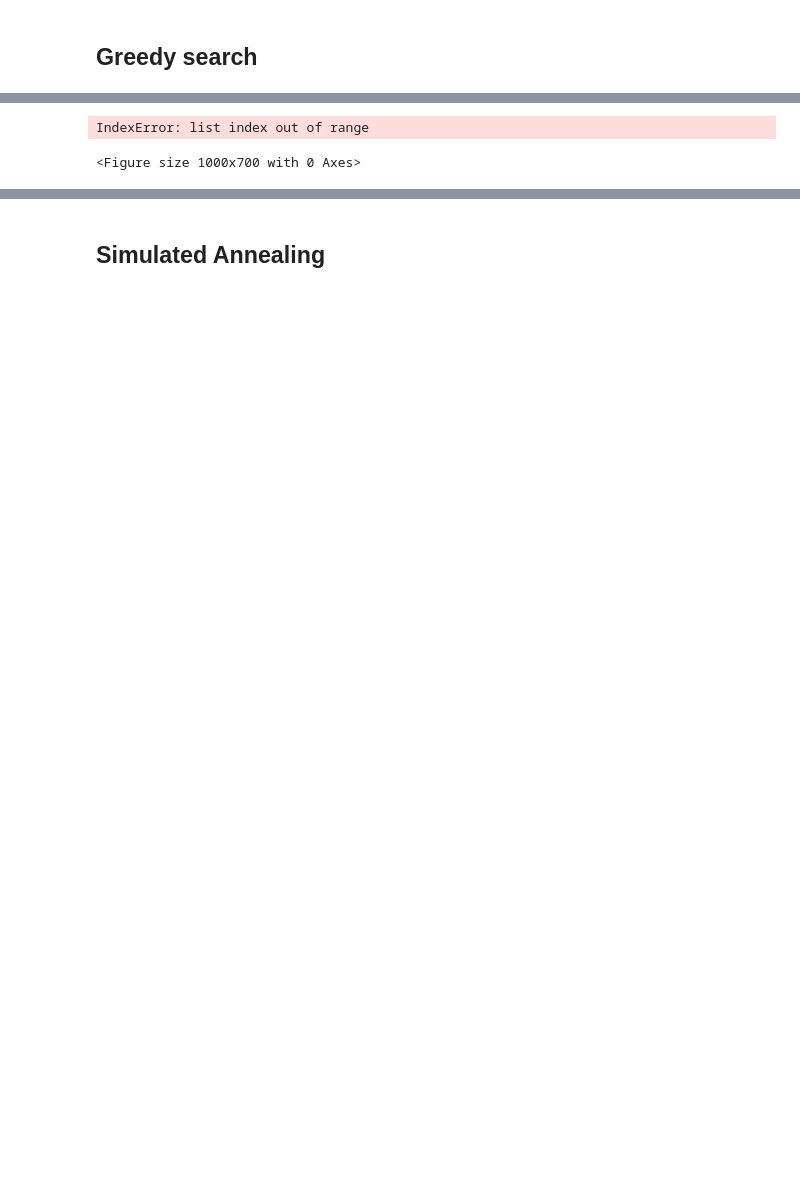
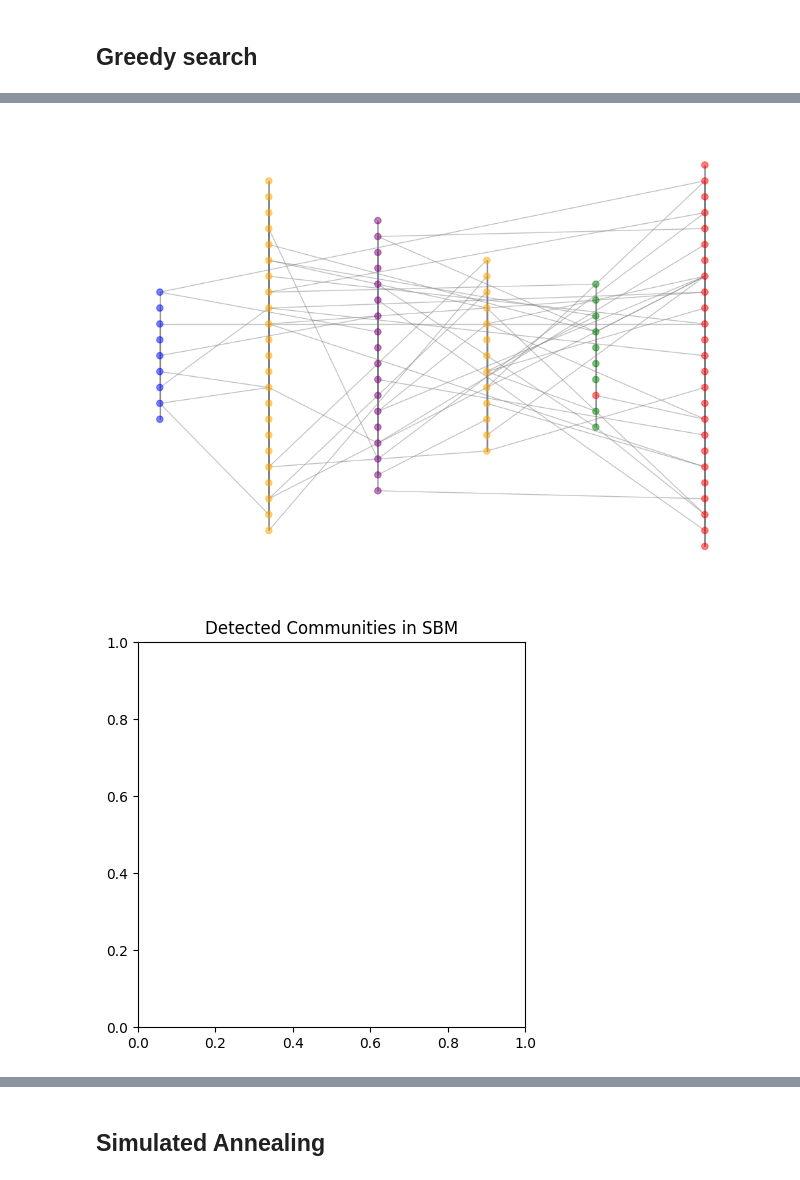
Before and after one commit to bevittoria/InfoTheory, a Jupyter notebook: greedy_search.ipynb, the cells around one changed output, grey strips where cells are left out. Saved outputs shown, nothing was run; the diff lists cells and outputs as text; code cells hidden in the pictures; blank space fills up the shorter version.

```diff
--- a/greedy_search.ipynb
+++ b/greedy_search.ipynb
@@ -220,0 +207,13 @@ def plot_communities_sbm(graph, partition):
+# %%
+def compute_modularity(graph, partition):
+    m2 = len(graph.edges)
+    a_term = defaultdict(float)
+    #e_term = defaultdict(float)
+
+    for node,module in partition.items():
+        a_term[module] += (graph.degree(node)/m2)
+        #e_term[module] = len(list(edge_boundary(graph,module,module)))/m2
+
+    #Q = sum((e_term[module] - a_term[module]**2) for module in partition.keys())
+    Q = 0
+    return Q, a_term
@@ -325,3 +429,15 @@ G = nx.stochastic_block_model(community_sizes.astype(int), p_out, seed=42)
+# %%
+partition = {node: node for node in G.nodes}
+m2 = len(G.edges)
+a_term = defaultdict(float)
+#e_term = defaultdict(float)
+
+for node,module in partition.items():
+    a_term[module] += (G.degree(node)/m2)
+
+    #e_term[module] = list(edge_boundary(G,module,module))/m2
+
+#Q = sum((e_term[module] - a_term[module]**2) for module in partition.keys())
 # %%
 transition_matrix = compute_transition_matrix(G)
 visit_probs = simulate_random_walk(G, transition_matrix)
@@ -346,8 +466,8 @@ greedy_partition = greedy_optimize_partition(G, transition_matrix, visit_probs,
 # %%
 partition = greedy(G, transition_matrix, visit_probs, iterations = 2)
 # %%
-print("Number of communities detected:", len(set(partition.values())))
+print("Number of communities detected:", len(set(fin_partition.values())))
 print("Communities detected:")
-for node, module in sorted(partition.items()):
+for node, module in sorted(fin_partition.items()):
     print(f"Node {node} -> Community {module}")
 # %% [output]
@@ -371,13 +491,13 @@ Node 396 -> Community 396
 # %%
 """
 print("Number of communities detected:", len(set(greedy_partition.values())))
 print("Communities detected:")
 for node, module in sorted(greedy_partition.items()):
     print(f"Node {node} -> Community {module}")
 """
 #best_score = compute_map_equation(G, transition_matrix, greedy_partition)
 
-plot_communities_sbm(G, partition)
+plot_communities_sbm(G, fin_partition)
 # %% [output]
-IndexError: list index out of range
-<Figure size 1000x700 with 0 Axes>
+[figure, added]
+[figure, added]
```
Also changed, not shown: parts of 21 cells of this notebook.
